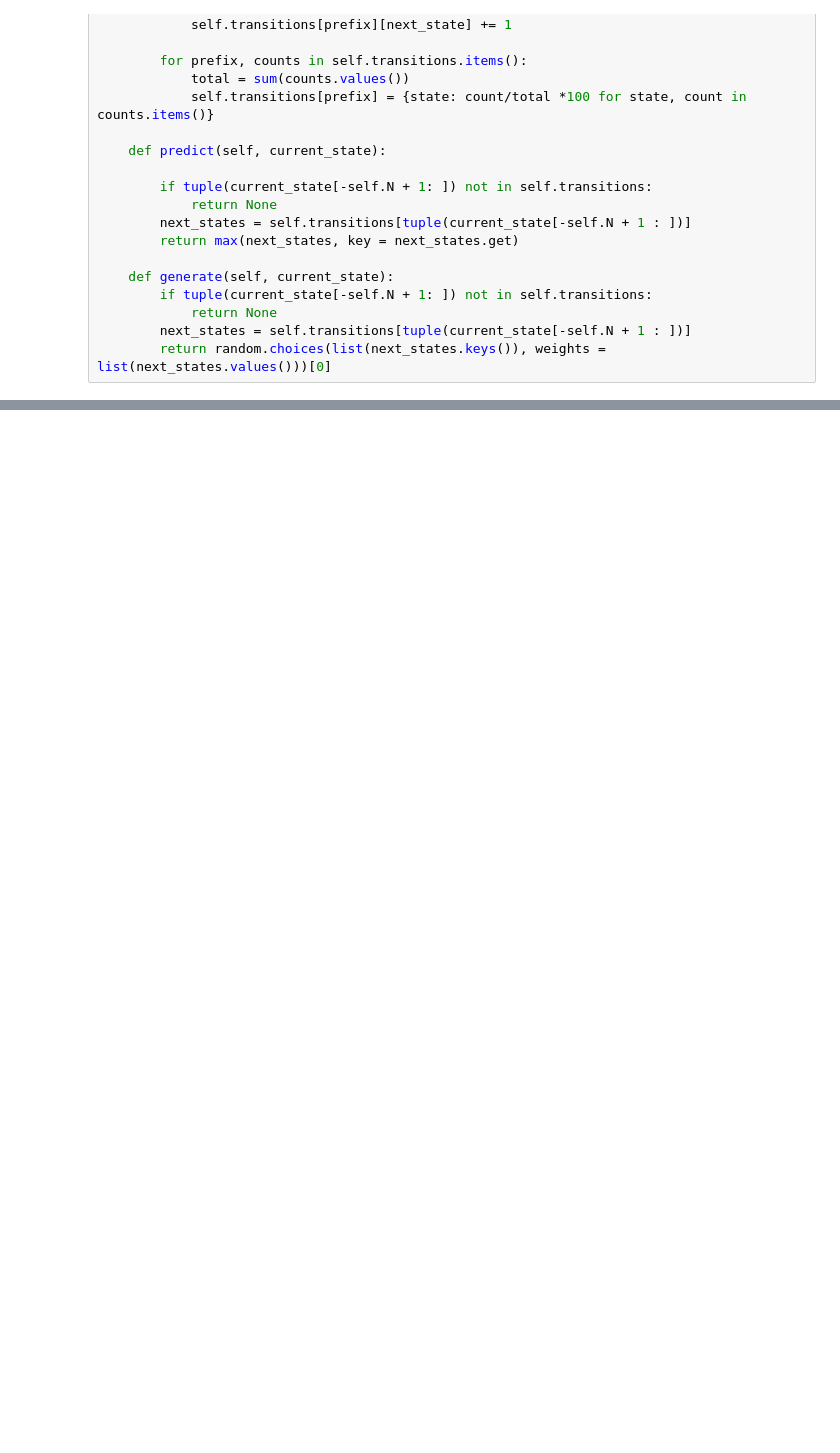
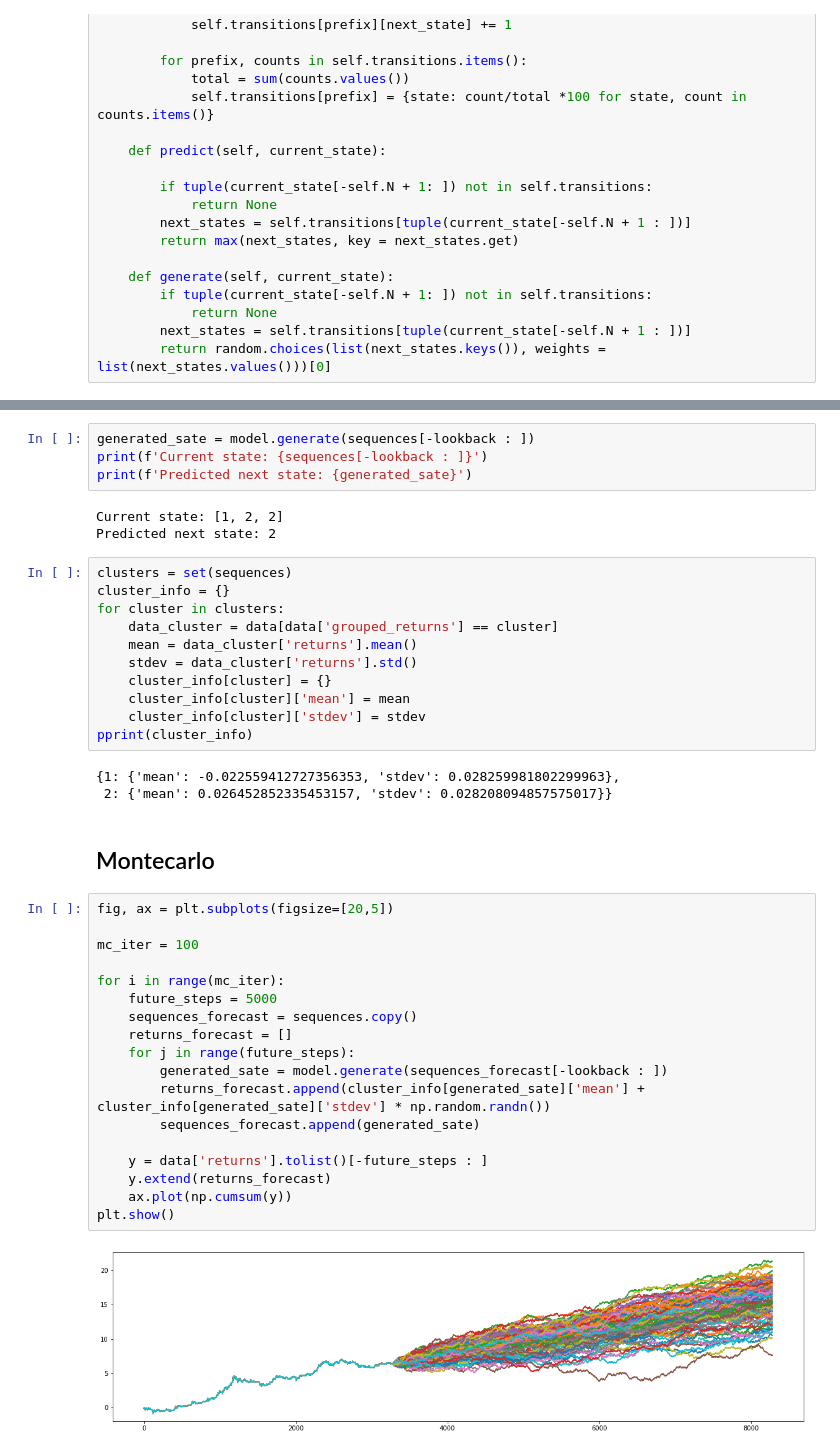
Before and after one commit to samueltg92/markovs-probabilities, a Jupyter notebook: mtp.ipynb, the cells around one changed output, grey strips where cells are left out. Saved outputs shown, nothing was run; the diff lists cells and outputs as text; blank space fills up the shorter version.

Commit message:
Se añade método montecarlo para escenarios de predicción

```diff
--- a/mtp.ipynb
+++ b/mtp.ipynb
@@ -109 +105,44 @@ Current state: [1, 1, 2, 2, 1]
 Predicted state: 1
+# %%
+generated_sate = model.generate(sequences[-lookback : ])
+print(f'Current state: {sequences[-lookback : ]}')
+print(f'Predicted next state: {generated_sate}')
+# %% [output]
+Current state: [1, 2, 2]
+Predicted next state: 2
+# %%
+clusters = set(sequences)
+cluster_info = {}
+for cluster in clusters:
+    data_cluster = data[data['grouped_returns'] == cluster]
+    mean = data_cluster['returns'].mean()
+    stdev = data_cluster['returns'].std()
+    cluster_info[cluster] = {}
+    cluster_info[cluster]['mean'] = mean
+    cluster_info[cluster]['stdev'] = stdev
+pprint(cluster_info)
+# %% [output]
+{1: {'mean': -0.022559412727356353, 'stdev': 0.028259981802299963},
+ 2: {'mean': 0.026452852335453157, 'stdev': 0.028208094857575017}}
+# %% [markdown]
+## Montecarlo
+# %%
+fig, ax = plt.subplots(figsize=[20,5])
+
+mc_iter = 100
+
+for i in range(mc_iter):
+    future_steps = 5000
+    sequences_forecast = sequences.copy()
+    returns_forecast = []
+    for j in range(future_steps):
+        generated_sate = model.generate(sequences_forecast[-lookback : ])
+        returns_forecast.append(cluster_info[generated_sate]['mean'] + cluster_info[generated_sate]['stdev'] * np.random.randn())
+        sequences_forecast.append(generated_sate)
+
+    y = data['returns'].tolist()[-future_steps : ]
+    y.extend(returns_forecast)
+    ax.plot(np.cumsum(y))
+plt.show()
+# %% [output]
+[figure, added]
```
Also changed, not shown: parts of 6 cells of this notebook.
